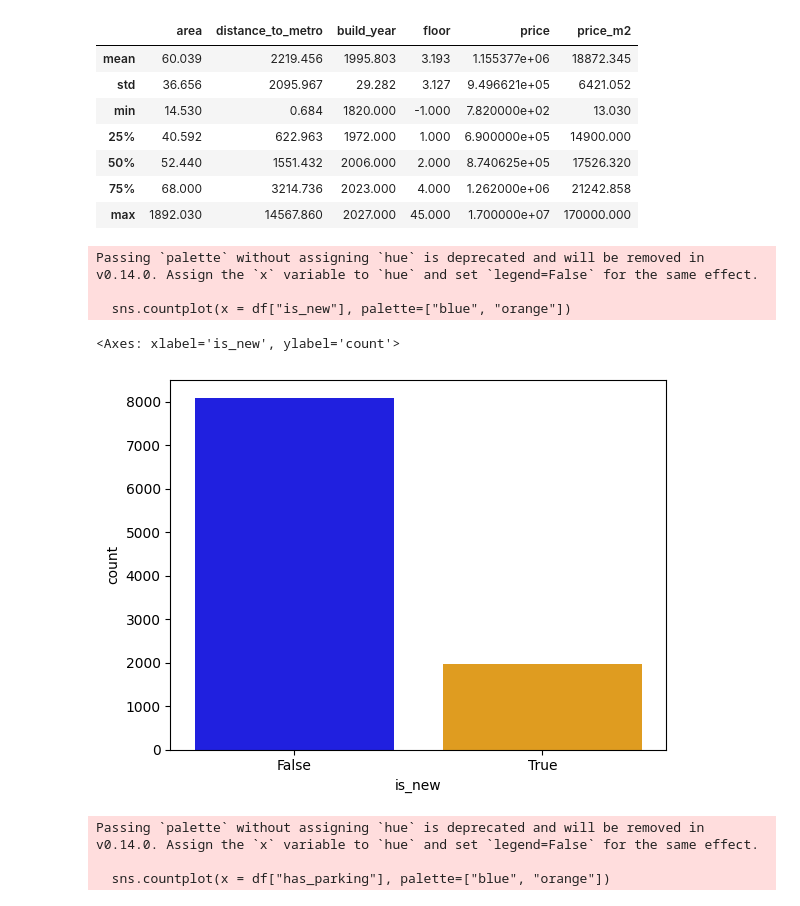
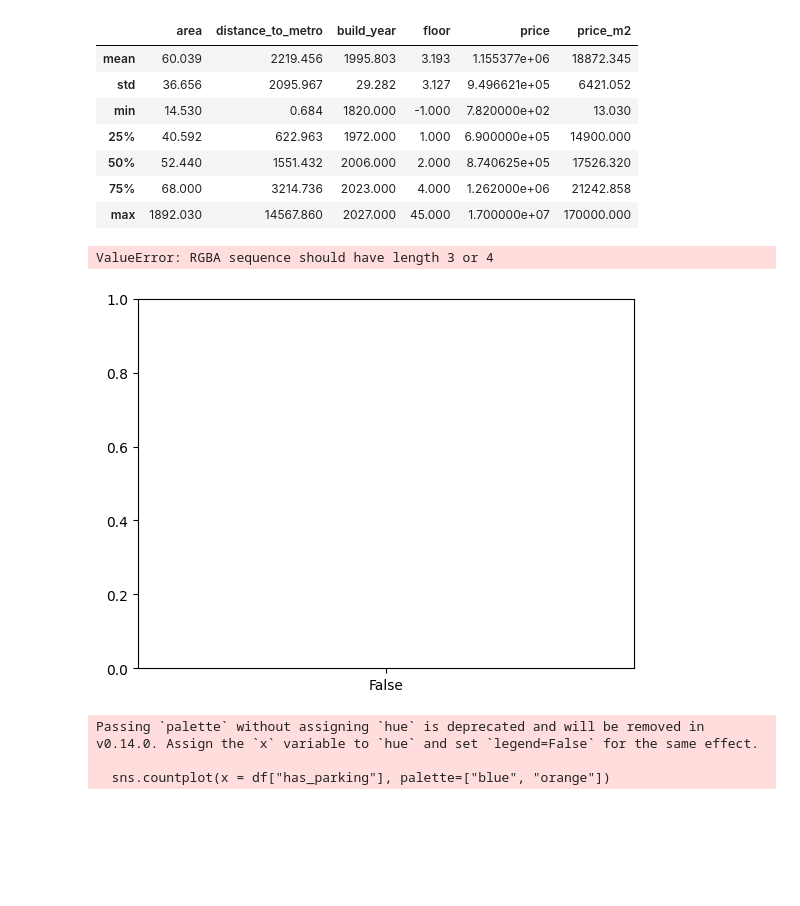
Before and after one commit to ThePhaseless/ProjectMAD, a Jupyter notebook: data_analysis.ipynb, the cells around one changed output. Drawn from its saved outputs; the diff is of its cells as text; code cells hidden in the pictures; blank space fills up the shorter version.

Commit message:
added more plots

```diff
--- a/data_analysis.ipynb
+++ b/data_analysis.ipynb
@@ -51,13 +51,10 @@ df.describe()[1:].apply(lambda x: round(x, 3))
 | max | 1892.030 | 14567.860 | 2027.000 | 45.000 | 1.700000e+07 | 170000.000 |
 # %%
 #ilość nowych i starych ogłoszeń
-sns.countplot(x = df["is_new"], palette=["blue", "orange"])
+sns.countplot(x = df["is_new"], color=["blue","orange"])
 # %% [output]
-Passing `palette` without assigning `hue` is deprecated and will be removed in v0.14.0. Assign the `x` variable to `hue` and set `legend=False` for the same effect.
-
-  sns.countplot(x = df["is_new"], palette=["blue", "orange"])
+ValueError: RGBA sequence should have length 3 or 4
-<Axes: xlabel='is_new', ylabel='count'>
-[figure, old version]
+[figure, new version]
 # %%
 #ilość ogłoszeń, które zawierają parking lub nie
 sns.countplot(x = df["has_parking"], palette=["blue", "orange"])
```
